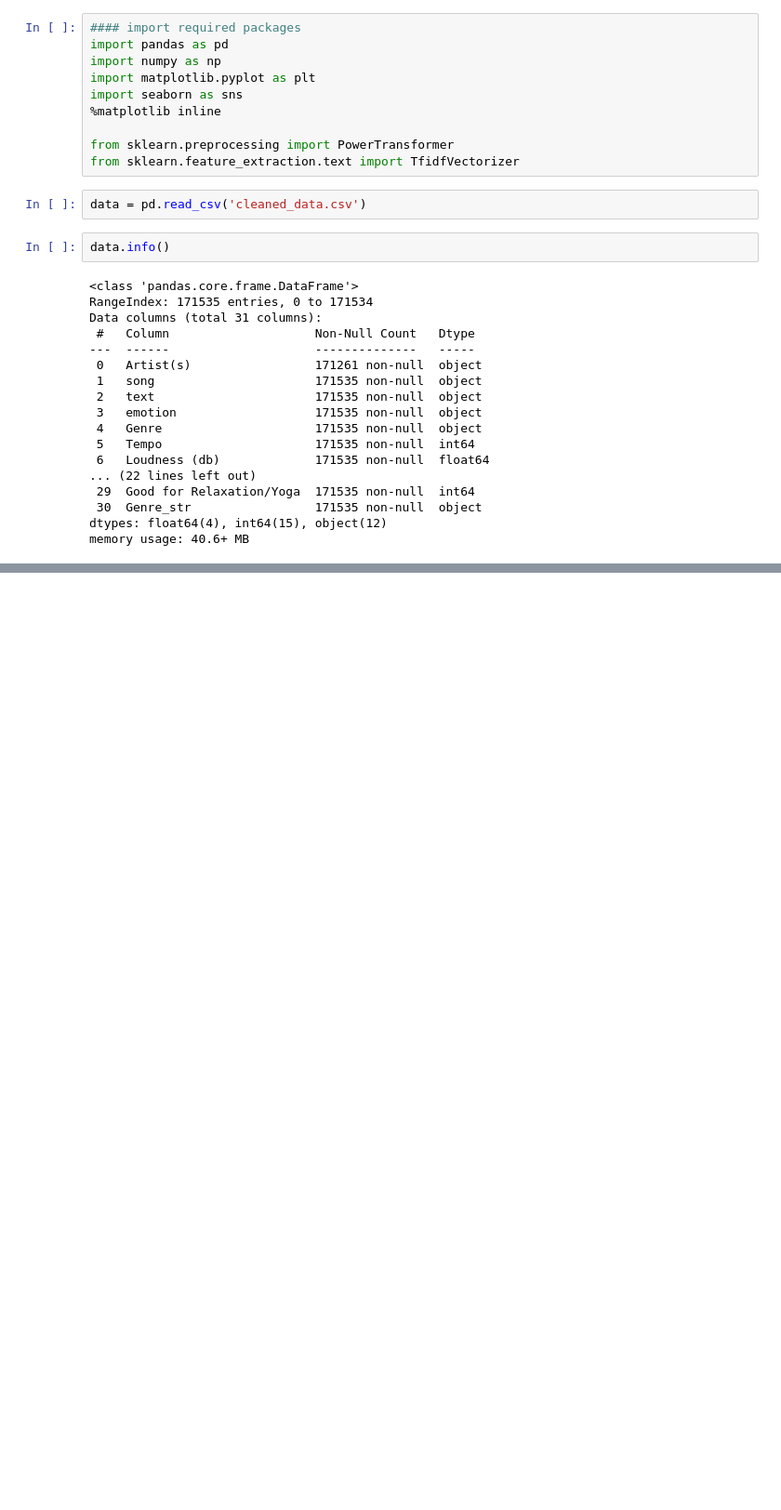
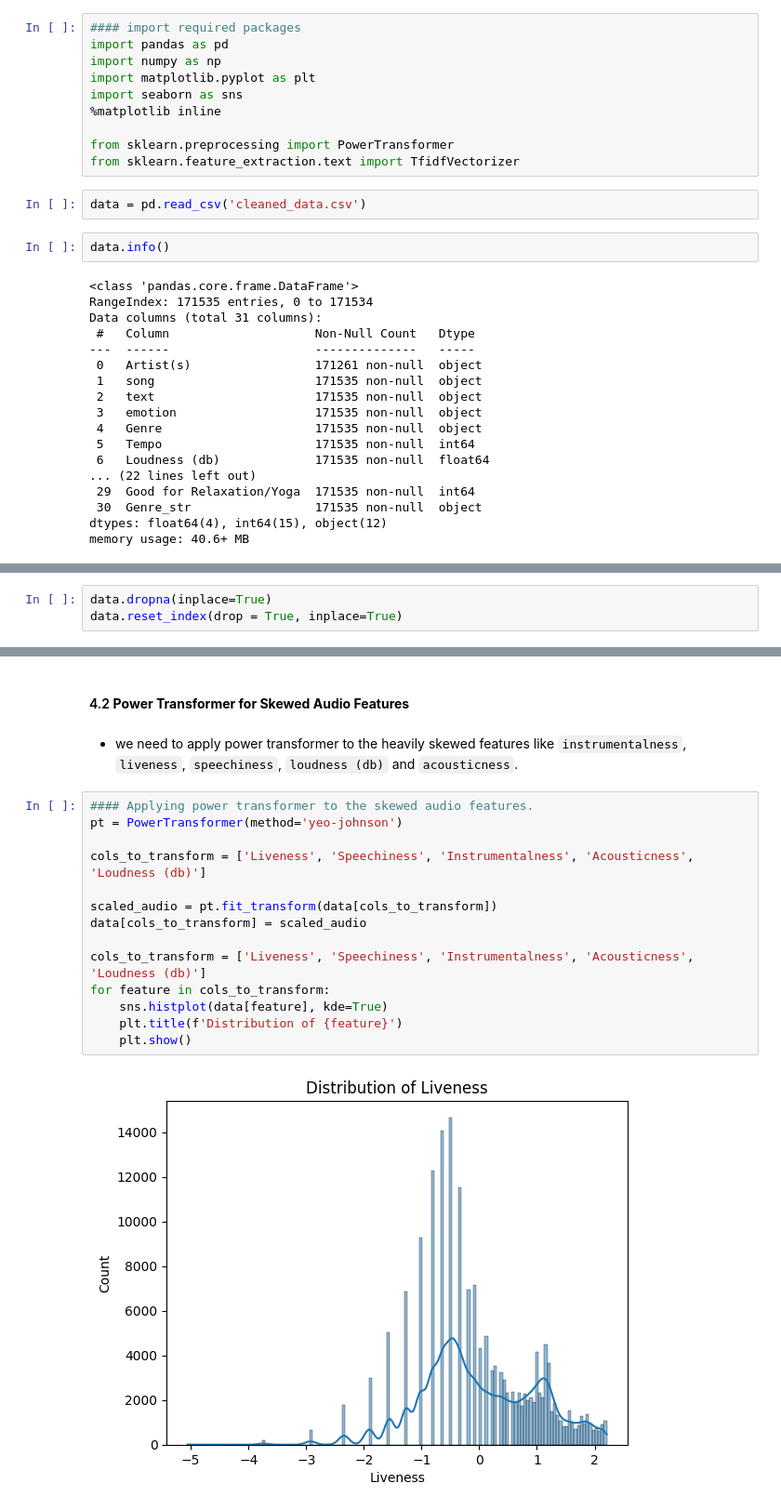
Before and after one commit to KotlaSravanthi-eng/music_recommendation_system_based_on_emotion, a Jupyter notebook: notebook/02.Model_training.ipynb, the cells around one changed output, grey strips where cells are left out. Shown at 93% size. Saved outputs shown, nothing was run; the diff lists cells and outputs as text; blank space fills up the shorter version.

```diff
--- a/notebook/02.Model_training.ipynb
+++ b/notebook/02.Model_training.ipynb
@@ -32,0 +37,3 @@ memory usage: 40.6+ MB
+# %%
+data.dropna(inplace=True)
+data.reset_index(drop = True, inplace=True)
@@ -32,0 +60,20 @@ memory usage: 40.6+ MB
+# %% [markdown]
+#### 4.2 **Power Transformer for Skewed Audio Features**
+# %% [markdown]
+* we need to apply power transformer to the heavily skewed features like `instrumentalness`, `liveness`, `speechiness`, `loudness (db)` and `acousticness`.
+# %%
+#### Applying power transformer to the skewed audio features.
+pt = PowerTransformer(method='yeo-johnson')
+
+cols_to_transform = ['Liveness', 'Speechiness', 'Instrumentalness', 'Acousticness', 'Loudness (db)']
+
+scaled_audio = pt.fit_transform(data[cols_to_transform])
+data[cols_to_transform] = scaled_audio
+
+cols_to_transform = ['Liveness', 'Speechiness', 'Instrumentalness', 'Acousticness', 'Loudness (db)']
+for feature in cols_to_transform:
+    sns.histplot(data[feature], kde=True)
+    plt.title(f'Distribution of {feature}')
+    plt.show()
+# %% [output]
+[figure, added]
```
Also changed, not shown: parts of 25 cells of this notebook, 4 other files.
